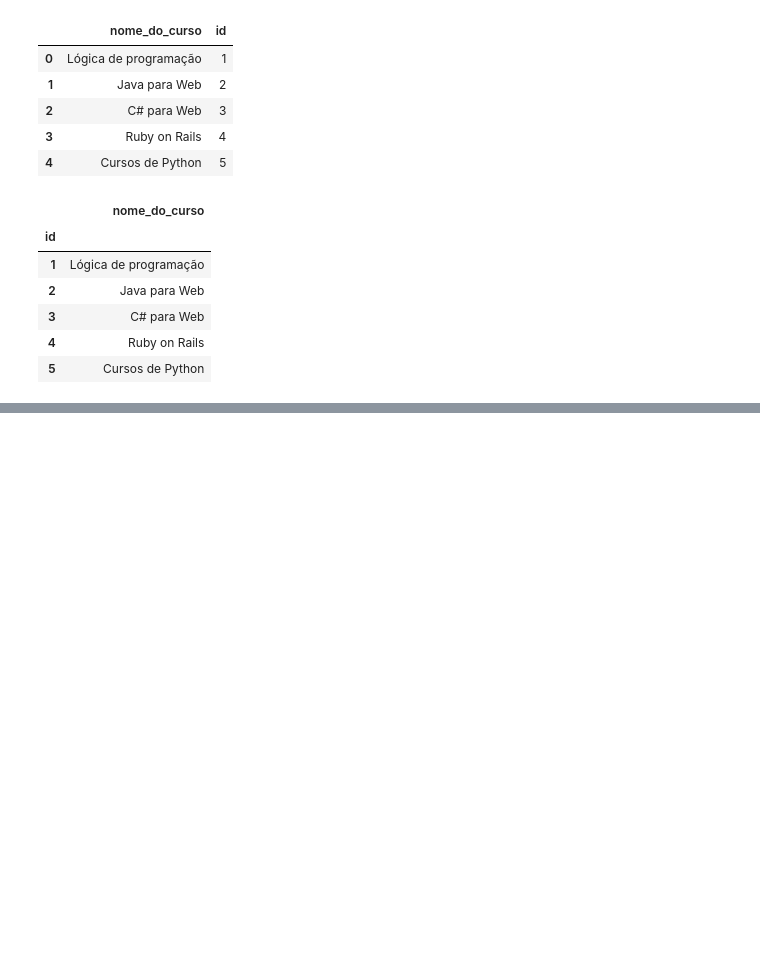
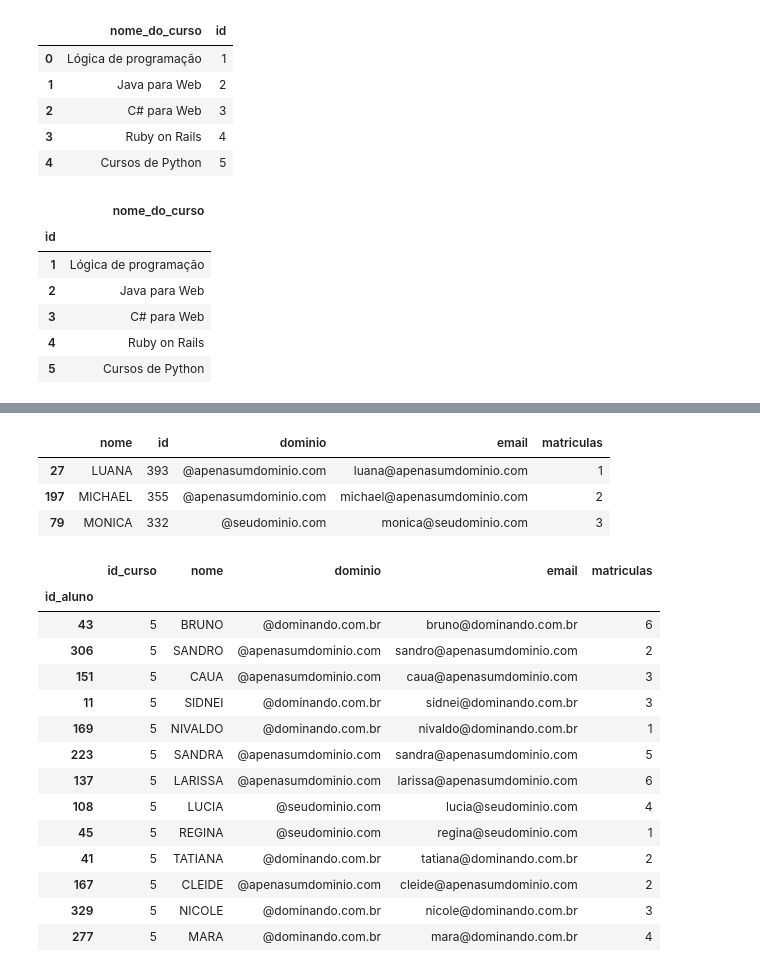
Before and after one commit to gefgu/Pandas-IO, a Jupyter notebook: Pandas_IO.ipynb, the cells around one changed output, grey strips where cells are left out. Cells and saved outputs as stored; diff of their text form; code cells hidden in the pictures; blank space fills up the shorter version.

```diff
--- a/Pandas_IO.ipynb
+++ b/Pandas_IO.ipynb
@@ -289,0 +409,3 @@ matriculas_por_curso["quantidade_de_alunos"].sum()
+# %%
+id_do_curso = 5
+proxima_turma = matriculas.query("id_curso == {}".format(id_do_curso))
@@ -289,0 +421,25 @@ matriculas_por_curso["quantidade_de_alunos"].sum()
+# %%
+nomes.sample(3)
+# %% [output]
+|  | nome | id | dominio | email | matriculas |
+| 27 | LUANA | 393 | @apenasumdominio.com | luana@apenasumdominio.com | 1 |
+| 197 | MICHAEL | 355 | @apenasumdominio.com | michael@apenasumdominio.com | 2 |
+| 79 | MONICA | 332 | @seudominio.com | monica@seudominio.com | 3 |
+# %%
+proxima_turma.set_index("id_aluno").join(nomes.set_index("id"))
+# %% [output]
+|  | id_curso | nome | dominio | email | matriculas |
+| id_aluno |  |  |  |  |  |
+| 43 | 5 | BRUNO | @dominando.com.br | bruno@dominando.com.br | 6 |
+| 306 | 5 | SANDRO | @apenasumdominio.com | sandro@apenasumdominio.com | 2 |
+| 151 | 5 | CAUA | @apenasumdominio.com | caua@apenasumdominio.com | 3 |
+| 11 | 5 | SIDNEI | @dominando.com.br | sidnei@dominando.com.br | 3 |
+| 169 | 5 | NIVALDO | @dominando.com.br | nivaldo@dominando.com.br | 1 |
+| 223 | 5 | SANDRA | @apenasumdominio.com | sandra@apenasumdominio.com | 5 |
+| 137 | 5 | LARISSA | @apenasumdominio.com | larissa@apenasumdominio.com | 6 |
+| 108 | 5 | LUCIA | @seudominio.com | lucia@seudominio.com | 4 |
+| 45 | 5 | REGINA | @seudominio.com | regina@seudominio.com | 1 |
+| 41 | 5 | TATIANA | @dominando.com.br | tatiana@dominando.com.br | 2 |
+| 167 | 5 | CLEIDE | @apenasumdominio.com | cleide@apenasumdominio.com | 2 |
+| 329 | 5 | NICOLE | @dominando.com.br | nicole@dominando.com.br | 3 |
+| 277 | 5 | MARA | @dominando.com.br | mara@dominando.com.br | 4 |
```
Also changed, not shown: parts of 43 cells of this notebook, 2 other files.
